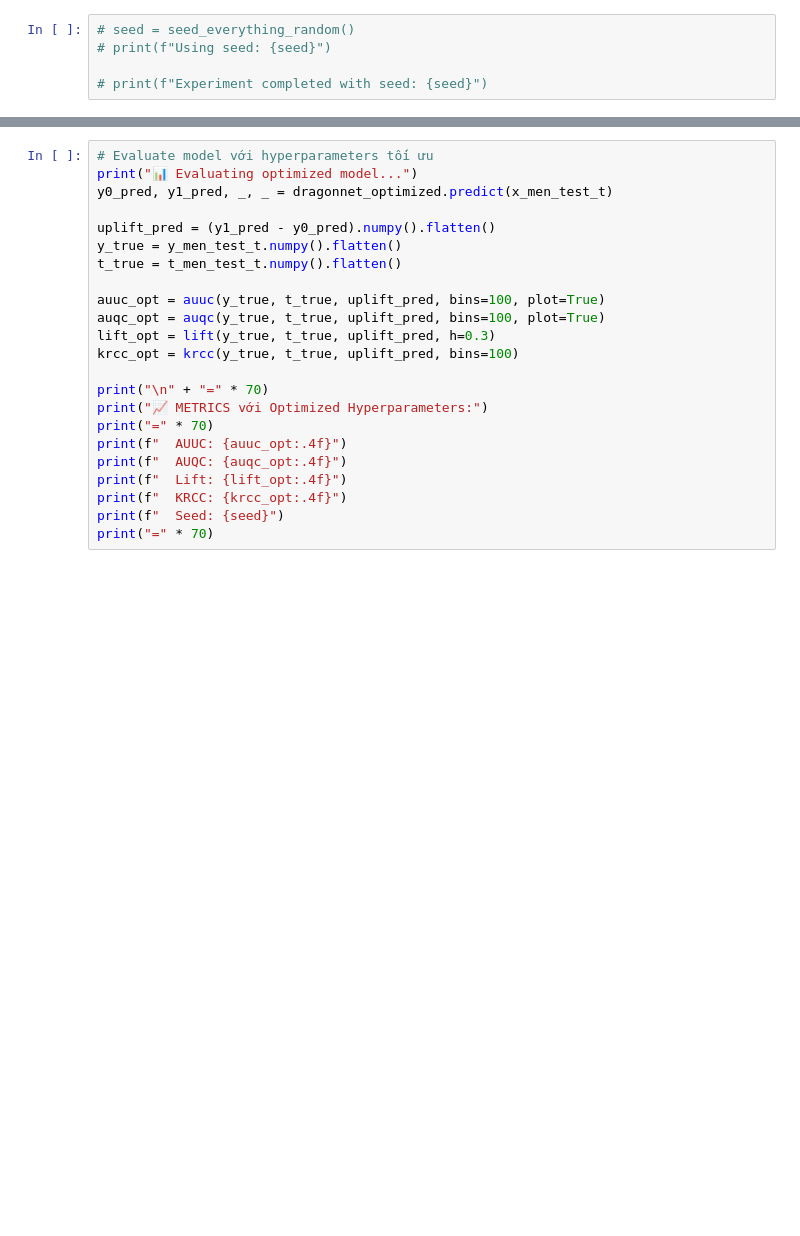
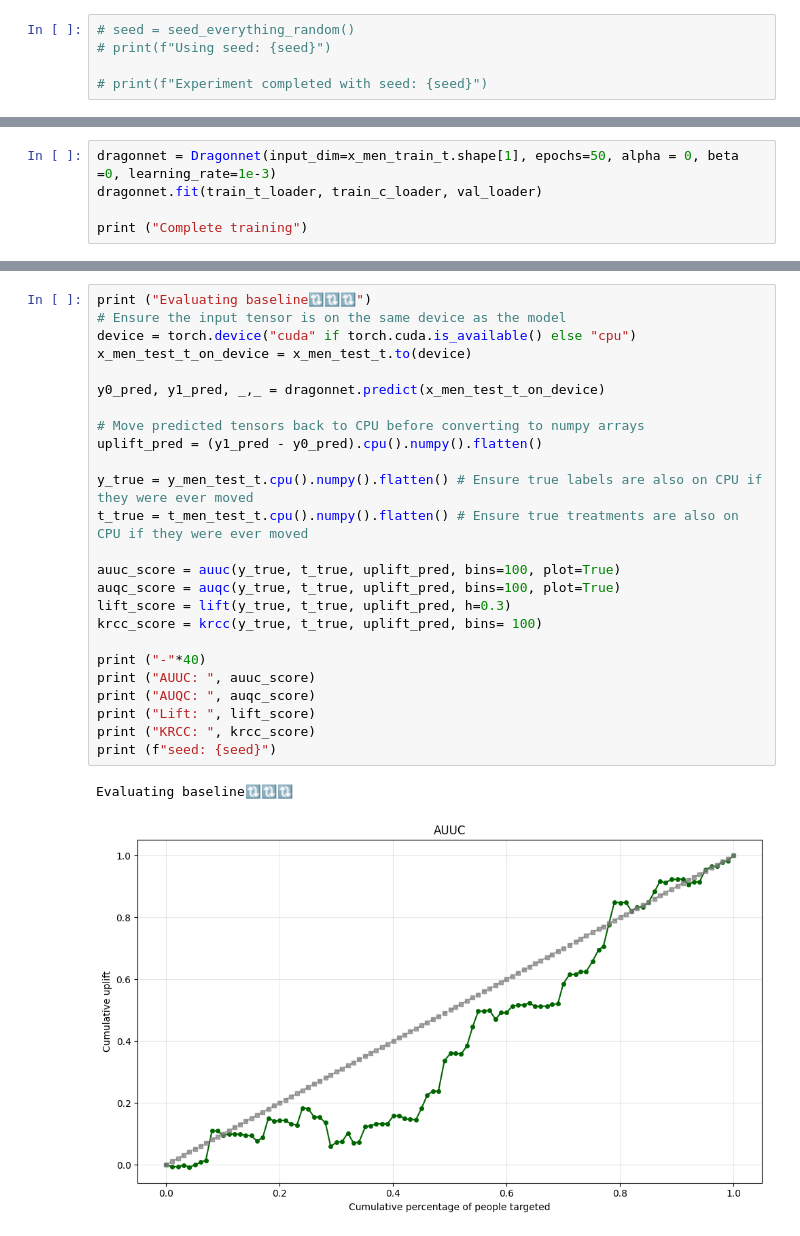
Before and after one commit to ducvu0904/RERUM, a Jupyter notebook: Baseline/dragonnet_base_men.ipynb, the cells around one changed output, grey strips where cells are left out. Drawn from its saved outputs; the diff is of its cells as text; blank space fills up the shorter version.

Commit message:
done dragonnet + ziln

```diff
--- a/Baseline/dragonnet_base_men.ipynb
+++ b/Baseline/dragonnet_base_men.ipynb
@@ -301,0 +228,5 @@ print("\n✅ Complete training với hyperparameters tối ưu!")
+# %%
+dragonnet = Dragonnet(input_dim=x_men_train_t.shape[1], epochs=50, alpha = 0, beta =0, learning_rate=1e-3)
+dragonnet.fit(train_t_loader, train_c_loader, val_loader)
+
+print ("Complete training")
@@ -302,23 +251,28 @@ print("\n✅ Complete training với hyperparameters tối ưu!")
 # %%
-# Evaluate model với hyperparameters tối ưu
-print("📊 Evaluating optimized model...")
-y0_pred, y1_pred, _, _ = dragonnet_optimized.predict(x_men_test_t)
+print ("Evaluating baseline🔃🔃🔃")
+# Ensure the input tensor is on the same device as the model
+device = torch.device("cuda" if torch.cuda.is_available() else "cpu")
+x_men_test_t_on_device = x_men_test_t.to(device)
 
-uplift_pred = (y1_pred - y0_pred).numpy().flatten()
-y_true = y_men_test_t.numpy().flatten()
-t_true = t_men_test_t.numpy().flatten()
+y0_pred, y1_pred, _,_ = dragonnet.predict(x_men_test_t_on_device)
 
-auuc_opt = auuc(y_true, t_true, uplift_pred, bins=100, plot=True)
-auqc_opt = auqc(y_true, t_true, uplift_pred, bins=100, plot=True)
-lift_opt = lift(y_true, t_true, uplift_pred, h=0.3)
-krcc_opt = krcc(y_true, t_true, uplift_pred, bins=100)
+# Move predicted tensors back to CPU before converting to numpy arrays
+uplift_pred = (y1_pred - y0_pred).cpu().numpy().flatten()
 
-print("\n" + "=" * 70)
-print("📈 METRICS với Optimized Hyperparameters:")
-print("=" * 70)
-print(f"  AUUC: {auuc_opt:.4f}")
-print(f"  AUQC: {auqc_opt:.4f}")
-print(f"  Lift: {lift_opt:.4f}")
-print(f"  KRCC: {krcc_opt:.4f}")
-print(f"  Seed: {seed}")
-print("=" * 70)
+y_true = y_men_test_t.cpu().numpy().flatten() # Ensure true labels are also on CPU if they were ever moved
+t_true = t_men_test_t.cpu().numpy().flatten() # Ensure true treatments are also on CPU if they were ever moved
+
+auuc_score = auuc(y_true, t_true, uplift_pred, bins=100, plot=True)
+auqc_score = auqc(y_true, t_true, uplift_pred, bins=100, plot=True)
+lift_score = lift(y_true, t_true, uplift_pred, h=0.3)
+krcc_score = krcc(y_true, t_true, uplift_pred, bins= 100)
+
+print ("-"*40)
+print ("AUUC: ", auuc_score)
+print ("AUQC: ", auqc_score)
+print ("Lift: ", lift_score)
+print ("KRCC: ", krcc_score)
+print (f"seed: {seed}")
+# %% [output]
+Evaluating baseline🔃🔃🔃
+[figure, added]
```
Also changed, not shown: parts of 13 cells of this notebook, 9 other files.
